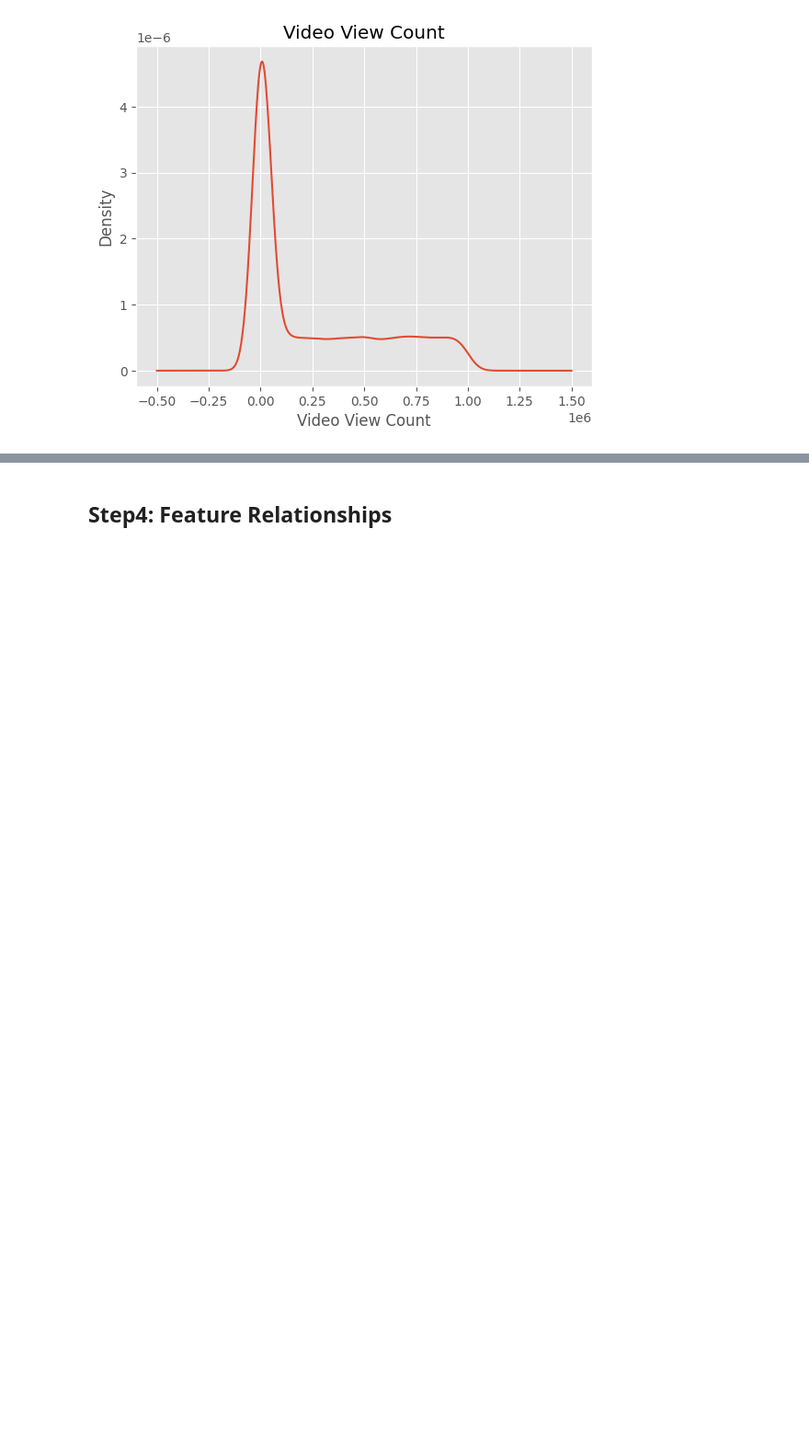
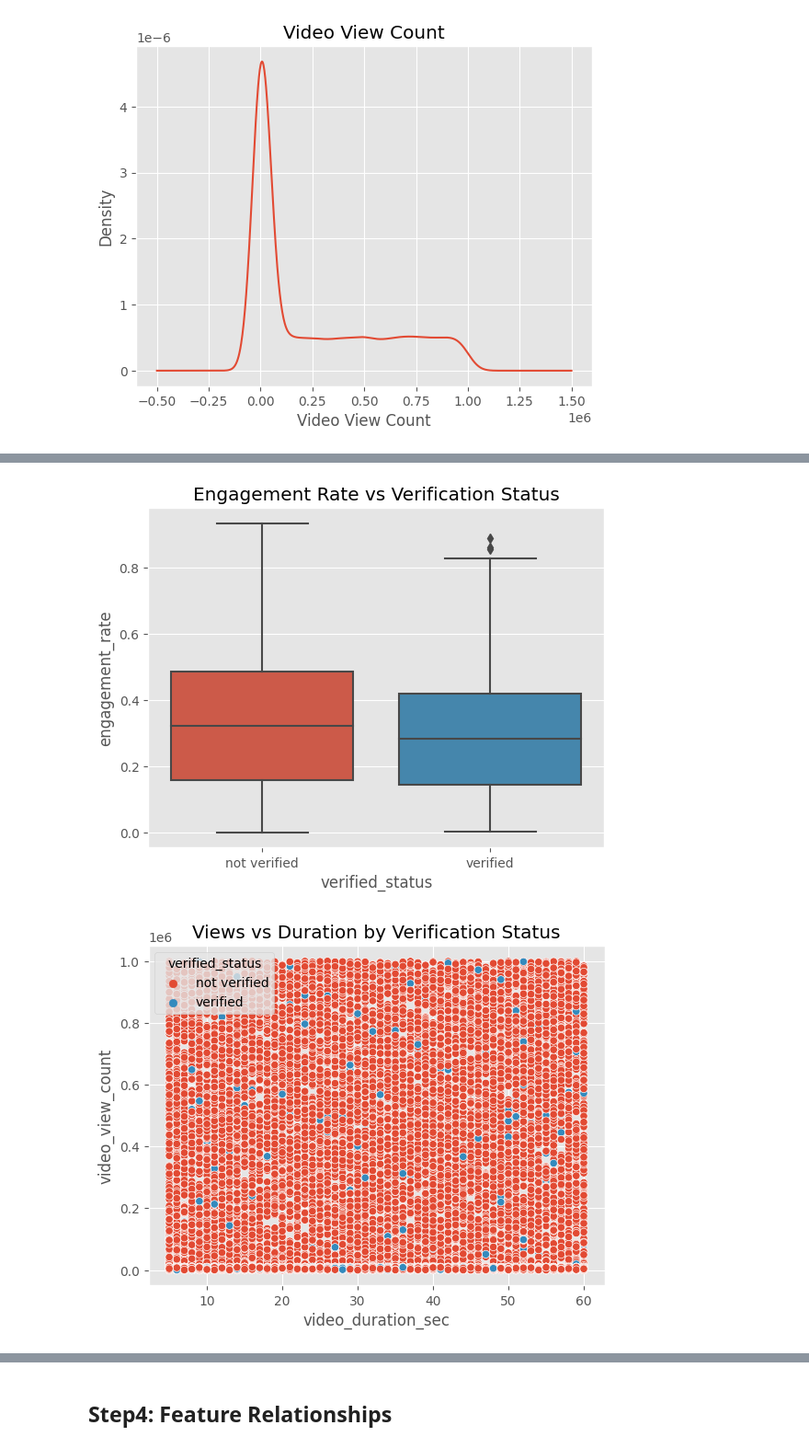
Before and after one commit to le-patrice/EDA, a Jupyter notebook: data-mining-tiktok-dataset.ipynb, the cells around one changed output, grey strips where cells are left out. Shown at 92% size. Saved outputs shown, nothing was run; the diff lists cells and outputs as text; code cells hidden in the pictures; blank space fills up the shorter version.

```diff
--- a/data-mining-tiktok-dataset.ipynb
+++ b/data-mining-tiktok-dataset.ipynb
@@ -190,0 +237,21 @@ plt.show()
+# %%
+import seaborn as sns
+import matplotlib.pyplot as plt
+
+# Engagement rate vs verification
+sns.boxplot(data=data, x='verified_status', y='engagement_rate')
+plt.title("Engagement Rate vs Verification Status")
+plt.show()
+
+# Views vs duration, colored by verification
+sns.scatterplot(data=data, x='video_duration_sec', y='video_view_count', hue='verified_status')
+plt.title("Views vs Duration by Verification Status")
+plt.show()
+
+# Engagement vs author reputation
+sns.boxplot(data=data, x='author_reputation', y='engagement_rate')
+plt.title("Engagement Rate vs Author Reputation")
+plt.show()
+# %% [output]
+[figure, added]
+[figure, added]
```
Also changed, not shown: parts of 8 cells of this notebook.
